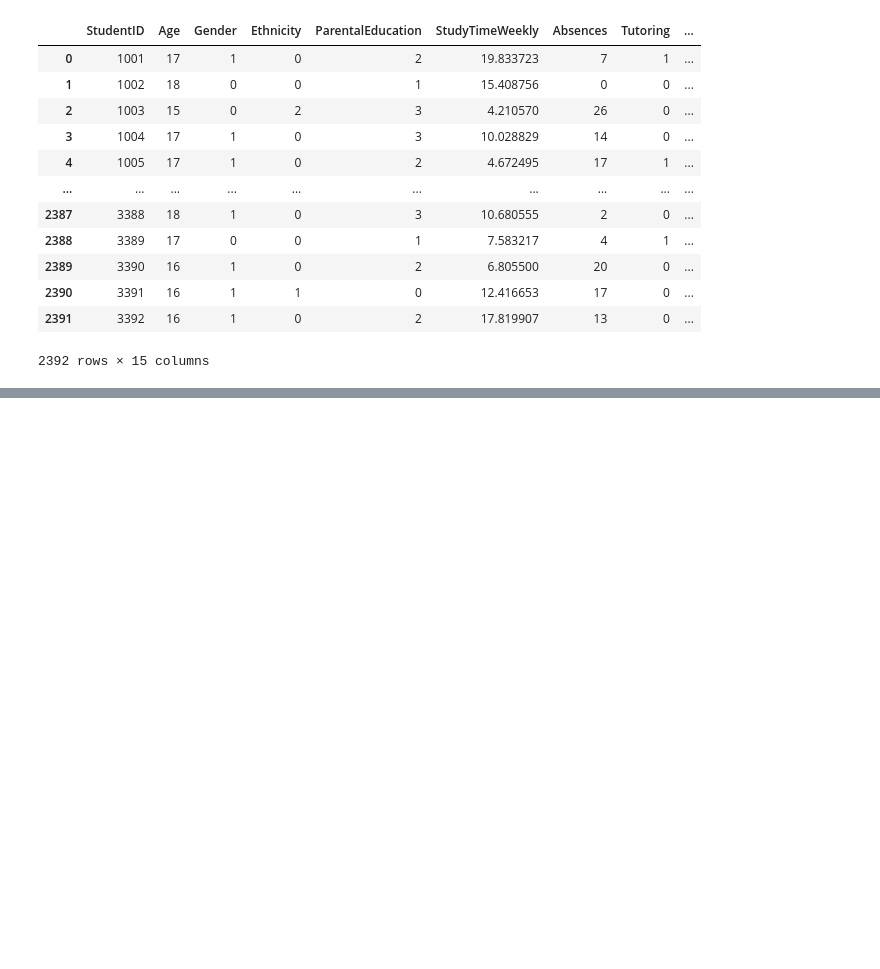
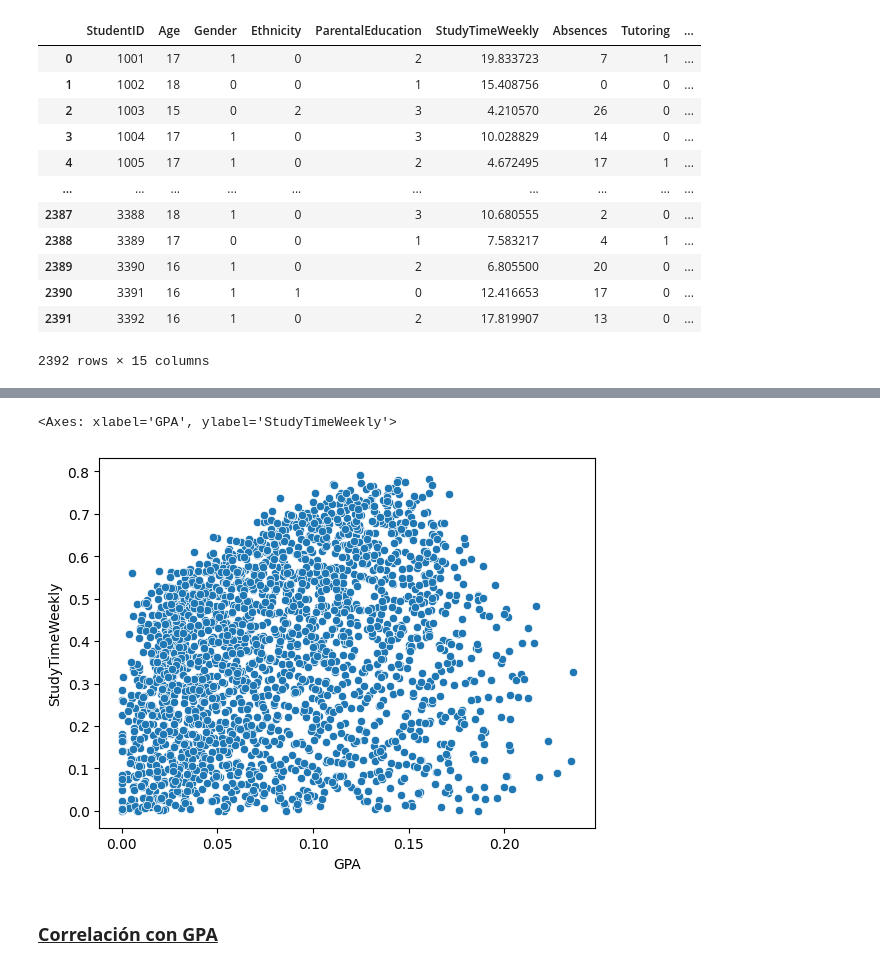
Before and after one commit to MoltenDevLabs/project-4-data-analysis-end-to-end-es, a Jupyter notebook: limpieza_datos.ipynb, the cells around one changed output, grey strips where cells are left out. Drawn from its saved outputs; the diff is of its cells as text; code cells hidden in the pictures; blank space fills up the shorter version.

```diff
--- a/limpieza_datos.ipynb
+++ b/limpieza_datos.ipynb
@@ -22,5 +24,9 @@ df
 | 2391 | 3392 | 16 | 1 | 0 | 2 | 17.819907 | 13 | 0 | ... |
 2392 rows × 15 columns
 # %%
-# Variables a correlacionar con 'GPA'
-variables = ['Age', 'StudyTimeWeekly', 'Absences', 'Gender', 'Ethnicity', 'ParentalEducation', 'Tutoring', 'ParentalSupport', 'Extracurricular', 'Sports', 'Music', 'Volunteering']
+# Creación de dos variables para separar las variables númericas y las categóricas
+variables_numericas = ['Age', 'StudyTimeWeekly', 'Absences', 'GPA', 'GradeClass']
+df_numericas = df[variables_numericas]
+
+variables_categoricas = ['Gender', 'Ethnicity', 'ParentalEducation', 'Tutoring', 'ParentalSupport', 'Extracurricular', 'Sports', 'Music', 'Volunteering']
+df_categoricas = df[variables_categoricas]
@@ -98,0 +137,5 @@ ttest_ind_results_df
+# %%
+# Normalizar los datos
+scaler = Normalizer()
+df_limpio[variables_numericas] = scaler.fit_transform(df_limpio[variables_numericas])
+df_limpio
@@ -98,0 +161,7 @@ ttest_ind_results_df
+# %%
+sns.scatterplot(data=df_limpio, x='GPA', y='StudyTimeWeekly')
+# %% [output]
+<Axes: xlabel='GPA', ylabel='StudyTimeWeekly'>
+[figure, added]
+# %% [markdown]
+### **<u> Correlación con GPA </u>**
```
Also changed, not shown: parts of 20 cells of this notebook, 8 other files.
